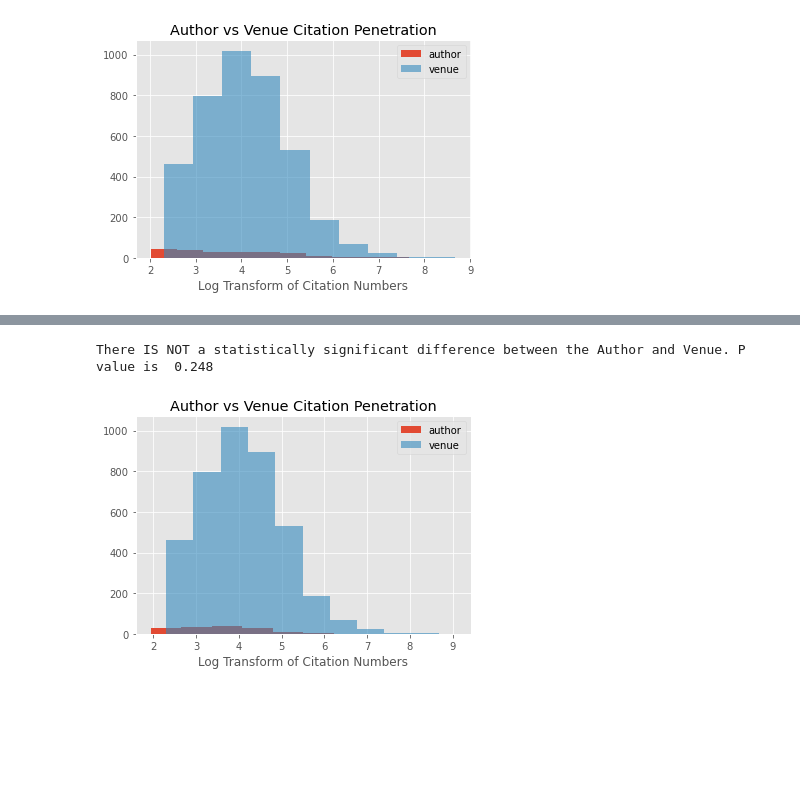
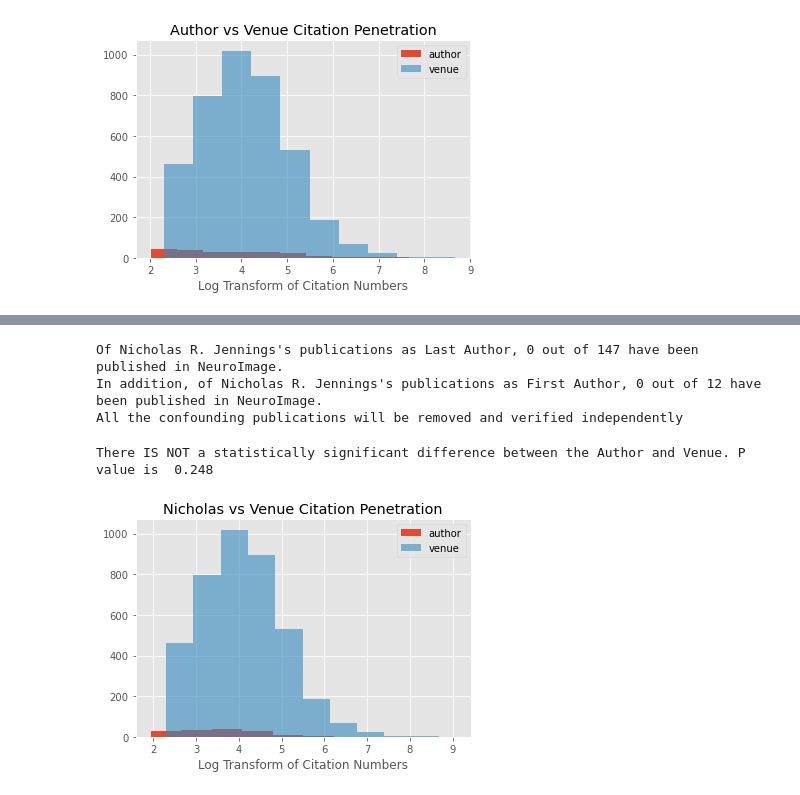
Before and after one commit to Cynz300/Scientific_Networking, a Jupyter notebook: Streamlined.ipynb, the cells around one changed output, grey strips where cells are left out. Cells and saved outputs as stored; diff of their text form; code cells hidden in the pictures; blank space fills up the shorter version.

Commit message:
additional updates

```diff
--- a/Streamlined.ipynb
+++ b/Streamlined.ipynb
@@ -92,7 +96,6 @@ def counter_column(column, key = None, last = False, err = False):
      last = identify first or last item in list
      err = return error counter
     '''
-    from tqdm import tqdm
 
     check_column(column)
     count_items = Counter()
@@ -144,7 +147,7 @@ def counter_column(column, key = None, last = False, err = False):
                     else:
                         count_items[items[-last]] += 1
             else:
-                items = str(items)
+
                 if len(items) == 1:
                     if count_items.get(items) is None:
                         count_items[items] = 1
@@ -492,10 +565,10 @@ print(round(sum(venue_all.get(entries) for entries in encyclopedia_lst)/sum(venu
 focused_journal =  filter_journal[(filter_journal['n_citation'] >= 10) & (filter_journal['n_authors'] > 0)]
 # %%
 # focused_journal
-focused_first = counter_column(focused_journal['authors'], key = 'name')
-focused_last = counter_column(focused_journal['authors'], key = 'name', last = True)
-focused_venue = counter_column(focused_journal['venue'], key = 'raw')
-focused_keyword = counter_column(focused_journal['keywords'])
+focused_first = counter_column(focused_journal['first_author'])
+focused_last = counter_column(focused_journal['last_author'])
+focused_venue = counter_column(focused_journal['venue_name'])
+focused_keyword = counter_column(focused_journal['first_keyword'])
 # %%
 fig, axs = plt.subplots(ncols = 4, figsize = (30, 10))
 #green, blue, orange, purple
@@ -828,18 +901,37 @@ All the confounding publications will be removed and verified independently
-# %%
-diff, p_val = stats.ttest_ind(cleaned_author['n_citation'], cleaned_venue['n_citation'], equal_var=False)
-
-fig, ax = plt.subplots()
-ax.hist(np.log(cleaned_author['n_citation']), align = 'left', alpha = 1, label = 'author')
-ax.hist(np.log(cleaned_venue['n_citation']), alpha = 0.6,  label = 'venue')
-ax.set_title('Author vs Venue Citation Penetration')
-ax.set_xlabel('Log Transform of Citation Numbers')
-ax.legend()
-plt.savefig('img/Nicholas_Author_v_Venue.png')
-
-if p_val < 0.05:
-    print("There IS a statistically significant difference between the Author and Venue. P value is ", round(p_val,3))
-else:
-    print("There IS NOT a statistically significant difference between the Author and Venue. P value is ", round(p_val,3))
-# %% [output]
-There IS NOT a statistically significant difference between the Author and Venue. P value is  0.248
-[figure, removed]
+# %%
+idx = 6
+top_author_mixed = sum(focused_journal[focused_journal['last_author'] == last_keys[idx]]['venue_name'] == venue_keys[0])
+total_top_author = sum(focused_journal['last_author'] == last_keys[idx])
+
+top_first_author_mixed = sum(focused_journal[focused_journal['first_author'] == last_keys[idx]]['venue_name'] == venue_keys[0])
+total_top_first_author = sum(focused_journal['first_author'] == last_keys[idx])
+
+print(f'''Of {last_keys[idx]}\'s publications as Last Author, {top_author_mixed} out of {total_top_author} have been published in {venue_keys[0]}.
+In addition, of {last_keys[idx]}\'s publications as First Author, {top_first_author_mixed} out of {total_top_first_author} have been published in {venue_keys[0]}.
+All the confounding publications will be removed and verified independently''')
+
+cleaned_author = focused_journal[(focused_journal['last_author'] == last_keys[idx]) & (focused_journal['venue_name'] != venue_keys[0])]
+cleaned_first_author = focused_journal[(focused_journal['first_author'] == last_keys[idx]) & (focused_journal['venue_name'] != venue_keys[0])]
+cleaned_venue = focused_journal[(focused_journal['last_author'] != last_keys[idx]) & (focused_journal['venue_name'] == venue_keys[0])]
+# %% [output]
+Of Nicholas R. Jennings's publications as Last Author, 0 out of 147 have been published in NeuroImage.
+In addition, of Nicholas R. Jennings's publications as First Author, 0 out of 12 have been published in NeuroImage.
+All the confounding publications will be removed and verified independently
+# %%
+diff, p_val = stats.ttest_ind(cleaned_author['n_citation'], cleaned_venue['n_citation'], equal_var=False)
+
+fig, ax = plt.subplots()
+ax.hist(np.log(cleaned_author['n_citation']), align = 'left', alpha = 1, label = 'author')
+ax.hist(np.log(cleaned_venue['n_citation']), alpha = 0.6,  label = 'venue')
+ax.set_title('Nicholas vs Venue Citation Penetration')
+ax.set_xlabel('Log Transform of Citation Numbers')
+ax.legend()
+plt.savefig('img/Nicholas_Author_v_Venue.png')
+
+if p_val < 0.05:
+    print("There IS a statistically significant difference between the Author and Venue. P value is ", round(p_val,3))
+else:
+    print("There IS NOT a statistically significant difference between the Author and Venue. P value is ", round(p_val,3))
+# %% [output]
+There IS NOT a statistically significant difference between the Author and Venue. P value is  0.248
+[figure, added]
```
Also changed, not shown: parts of 37 cells of this notebook, 1 other file.
